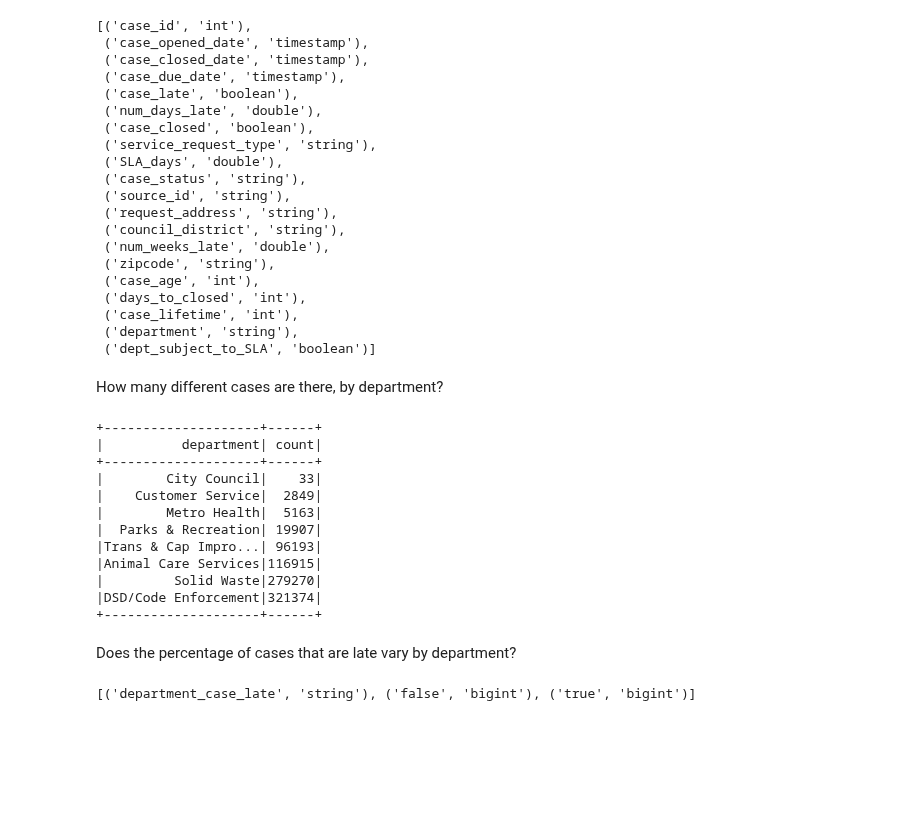
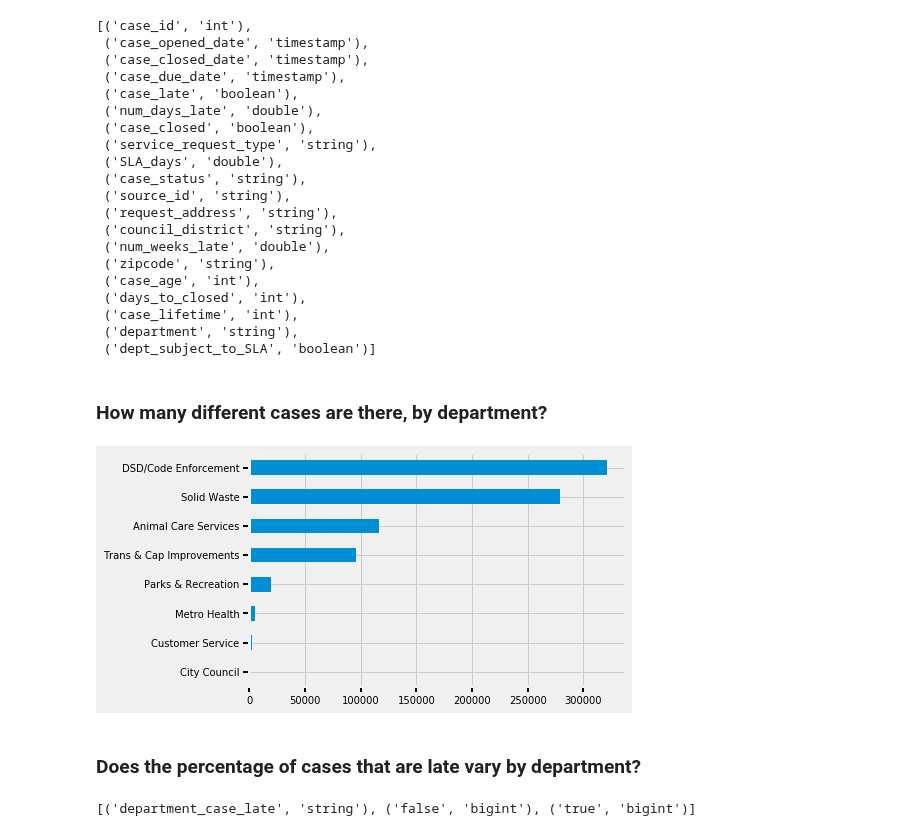
Before and after one commit to flambuth/ds-methodologies-exercises, a Jupyter notebook: spark/spark-exploration.ipynb, the cells around one changed output. Drawn from its saved outputs; the diff is of its cells as text; code cells hidden in the pictures; blank space fills up the shorter version.

```diff
--- a/spark/spark-exploration.ipynb
+++ b/spark/spark-exploration.ipynb
@@ -50,24 +52,19 @@ df.dtypes
  ('department', 'string'),
  ('dept_subject_to_SLA', 'boolean')]
 # %% [markdown]
-How many different cases are there, by department?
+### How many different cases are there, by department?
 # %%
-df.groupBy('department').count().sort('count').show()
+dept_counts = df.groupBy('department').count().sort('count').toPandas()
-# %% [output]
-+--------------------+------+
-|          department| count|
-+--------------------+------+
-|        City Council|    33|
-|    Customer Service|  2849|
-|        Metro Health|  5163|
-|  Parks & Recreation| 19907|
-|Trans & Cap Impro...| 96193|
-|Animal Care Services|116915|
-|         Solid Waste|279270|
-|DSD/Code Enforcement|321374|
-+--------------------+------+
+# %%
+dept_counts.set_index('department',inplace=True)
+# %%
+ax = dept_counts.plot.barh(legend=None)
+ax.yaxis.set_label_text("")
+ax.tick_params(direction='out', length=6, width=2, labelsize=10)
+# %% [output]
+[figure, added]
 # %% [markdown]
-Does the percentage of cases that are late vary by department?
+### Does the percentage of cases that are late vary by department?
 # %%
 dept_late = df.crosstab("department", "case_late")
 # %%
```
Also changed, not shown: parts of 9 cells of this notebook.
